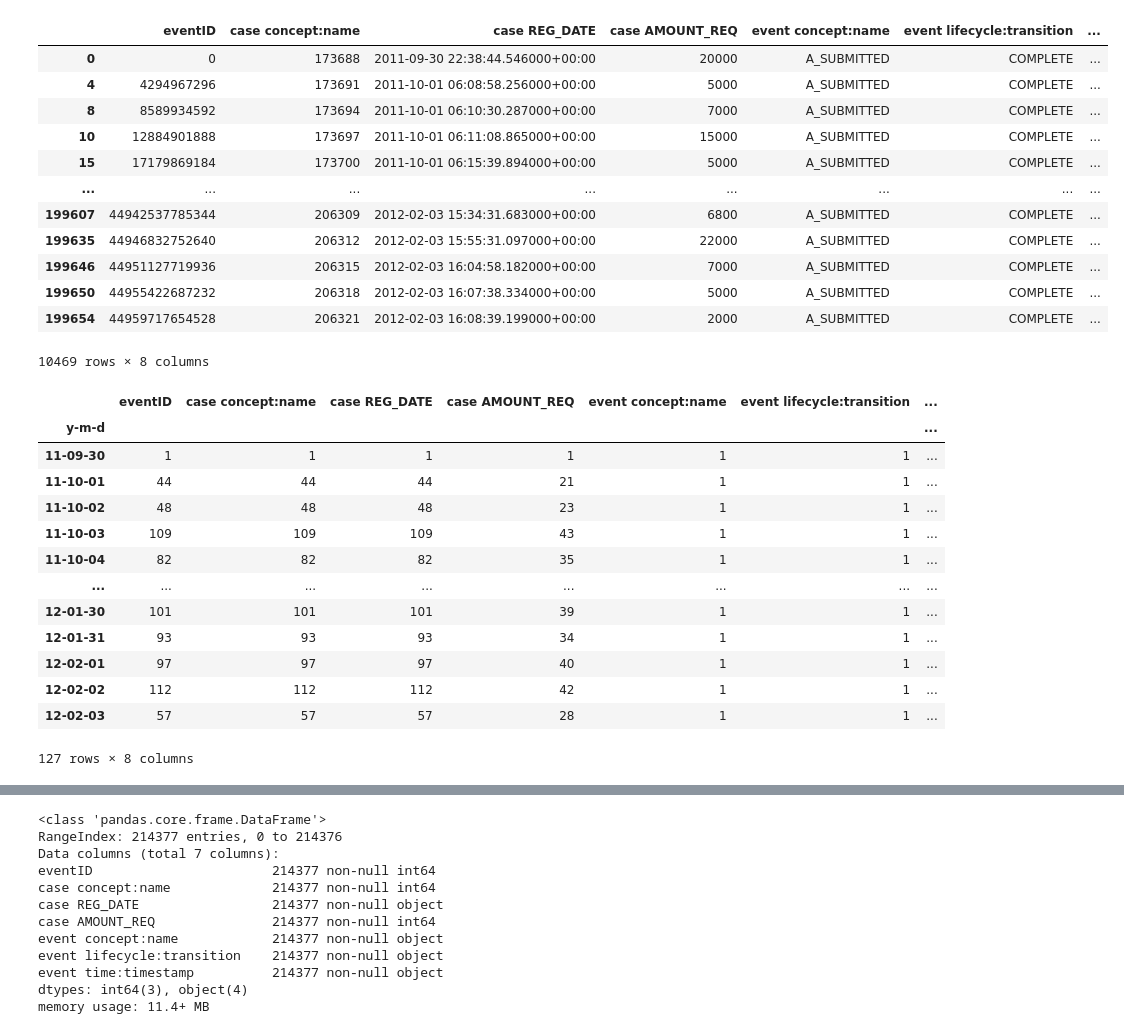
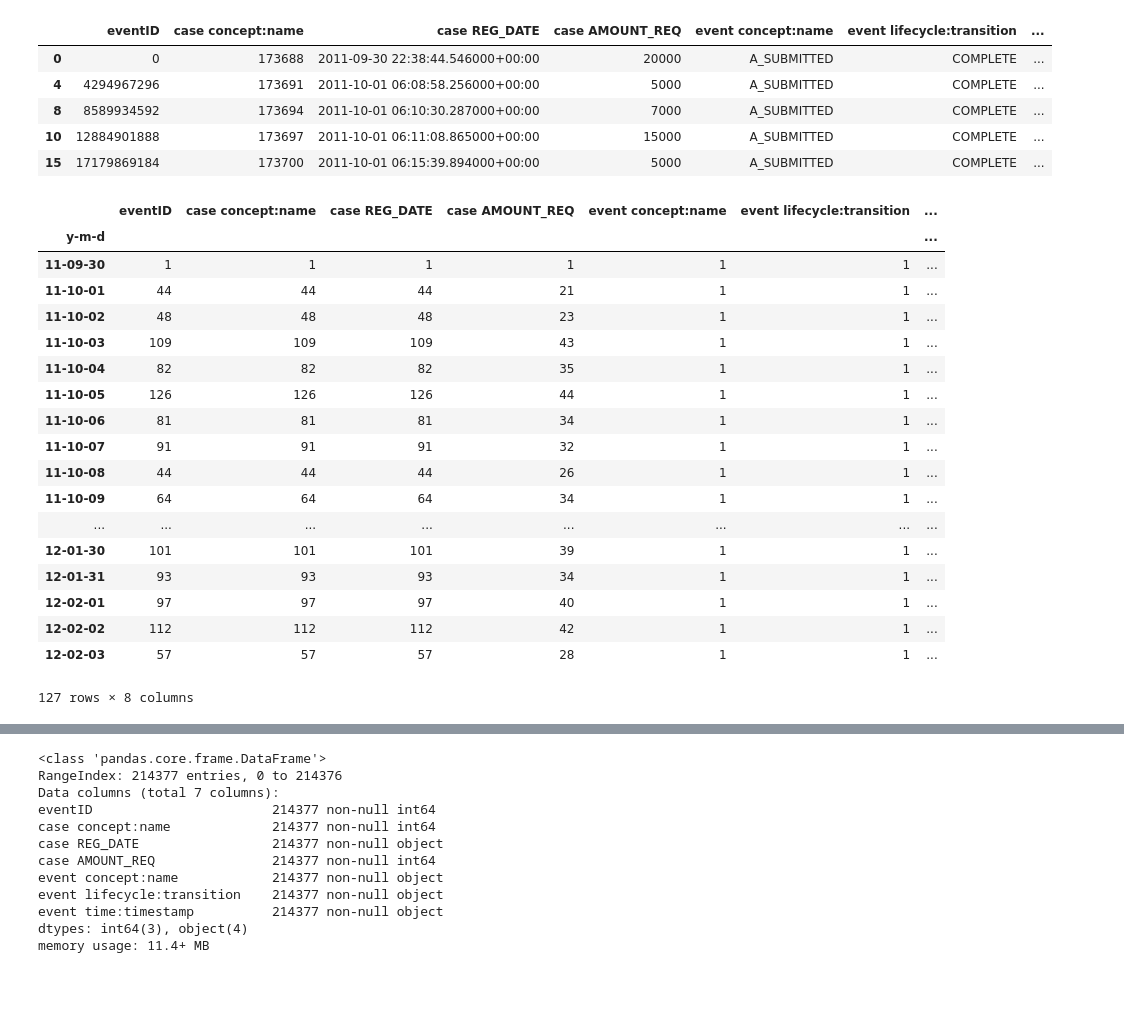
Before and after one commit to FrisoV/ProcessMining-Group17, a Jupyter notebook: data exploration.ipynb, the cells around one changed output, grey strips where cells are left out. Saved outputs shown, nothing was run; the diff lists cells and outputs as text; code cells hidden in the pictures; blank space fills up the shorter version.

```diff
--- a/data exploration.ipynb
+++ b/data exploration.ipynb
@@ -29,3 +29,5 @@ df
+# %%
+df['case REG_DATE']=pd.to_datetime(df['case REG_DATE'], format='%Y-%m-%d %H:%M:%S.%f', utc=True)
 # %%
 df_start=df[df['event concept:name']=='A_SUBMITTED']
 # %%
@@ -54,20 +49,13 @@ See the caveats in the documentation: https://pandas.pydata.org/pandas-docs/stab
   """Entry point for launching an IPython kernel.
 # %%
-df_start
+df_start.head()
 # %% [output]
 |  | eventID | case concept:name | case REG_DATE | case AMOUNT_REQ | event concept:name | event lifecycle:transition | ... |
 | 0 | 0 | 173688 | 2011-09-30 22:38:44.546000+00:00 | 20000 | A_SUBMITTED | COMPLETE | ... |
 | 4 | 4294967296 | 173691 | 2011-10-01 06:08:58.256000+00:00 | 5000 | A_SUBMITTED | COMPLETE | ... |
 | 8 | 8589934592 | 173694 | 2011-10-01 06:10:30.287000+00:00 | 7000 | A_SUBMITTED | COMPLETE | ... |
 | 10 | 12884901888 | 173697 | 2011-10-01 06:11:08.865000+00:00 | 15000 | A_SUBMITTED | COMPLETE | ... |
 | 15 | 17179869184 | 173700 | 2011-10-01 06:15:39.894000+00:00 | 5000 | A_SUBMITTED | COMPLETE | ... |
-| ... | ... | ... | ... | ... | ... | ... | ... |
-| 199607 | 44942537785344 | 206309 | 2012-02-03 15:34:31.683000+00:00 | 6800 | A_SUBMITTED | COMPLETE | ... |
-| 199635 | 44946832752640 | 206312 | 2012-02-03 15:55:31.097000+00:00 | 22000 | A_SUBMITTED | COMPLETE | ... |
-| 199646 | 44951127719936 | 206315 | 2012-02-03 16:04:58.182000+00:00 | 7000 | A_SUBMITTED | COMPLETE | ... |
-| 199650 | 44955422687232 | 206318 | 2012-02-03 16:07:38.334000+00:00 | 5000 | A_SUBMITTED | COMPLETE | ... |
-| 199654 | 44959717654528 | 206321 | 2012-02-03 16:08:39.199000+00:00 | 2000 | A_SUBMITTED | COMPLETE | ... |
-10469 rows × 8 columns
 # %%
 df_dates=df_start.groupby('y-m-d').nunique()
 # %%
@@ -80,6 +68,11 @@ df_dates
 | 11-10-02 | 48 | 48 | 48 | 23 | 1 | 1 | ... |
 | 11-10-03 | 109 | 109 | 109 | 43 | 1 | 1 | ... |
 | 11-10-04 | 82 | 82 | 82 | 35 | 1 | 1 | ... |
+| 11-10-05 | 126 | 126 | 126 | 44 | 1 | 1 | ... |
+| 11-10-06 | 81 | 81 | 81 | 34 | 1 | 1 | ... |
+| 11-10-07 | 91 | 91 | 91 | 32 | 1 | 1 | ... |
+| 11-10-08 | 44 | 44 | 44 | 26 | 1 | 1 | ... |
+| 11-10-09 | 64 | 64 | 64 | 34 | 1 | 1 | ... |
 | ... | ... | ... | ... | ... | ... | ... | ... |
 | 12-01-30 | 101 | 101 | 101 | 39 | 1 | 1 | ... |
 | 12-01-31 | 93 | 93 | 93 | 34 | 1 | 1 | ... |
```
Also changed, not shown: parts of 18 cells of this notebook.
